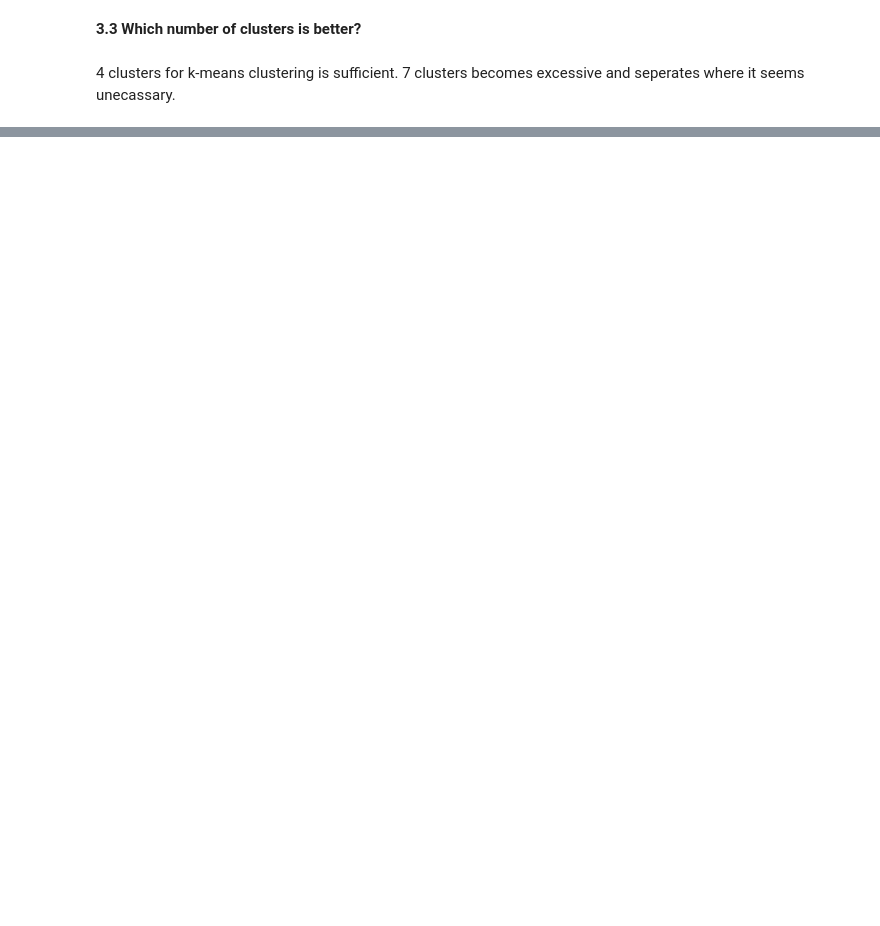
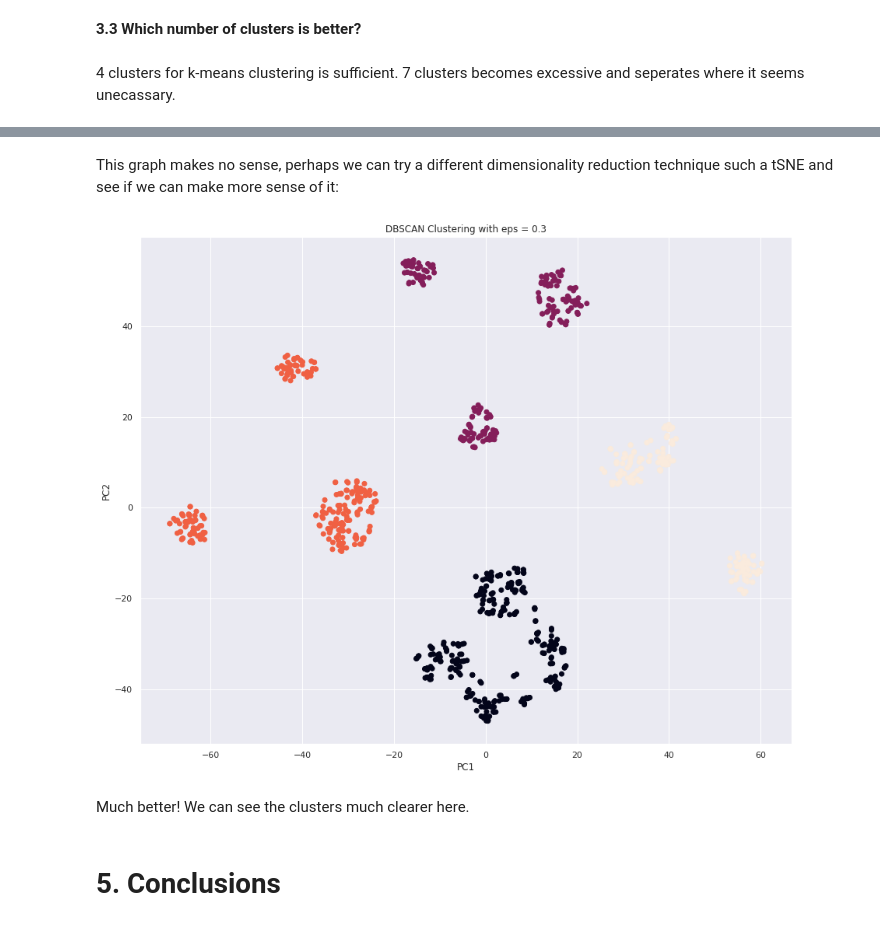
Before and after one commit to alicezil/38615-Lab-2, a Jupyter notebook: Clustering.ipynb, the cells around one changed output, grey strips where cells are left out. Cells and saved outputs as stored; diff of their text form; code cells hidden in the pictures; blank space fills up the shorter version.

```diff
--- a/Clustering.ipynb
+++ b/Clustering.ipynb
@@ -254,0 +302,21 @@ plt.show()
+# %% [markdown]
+This graph makes no sense, perhaps we can try a different dimensionality reduction technique such a tSNE and see if we can make more sense of it:
+# %%
+#applying tSNE
+tsne = manifold.TSNE(perplexity=30, random_state=42, n_components=2)
+tsneComponents = tsne.fit_transform(df)
+
+model2= DBSCAN(eps=0.3)
+model.fit(tsneComponents)
+
+plt.scatter(tsneComponents[:,0], tsneComponents[:,1], c=model.labels_);
+plt.title('DBSCAN Clustering with eps = 0.3')
+plt.xlabel('PC1')
+plt.ylabel('PC2')
+plt.show()
+# %% [output]
+[figure, added]
+# %% [markdown]
+Much better! We can see the clusters much clearer here.
+# %% [markdown]
+# 5. Conclusions
```
Also changed, not shown: parts of 16 cells of this notebook.
